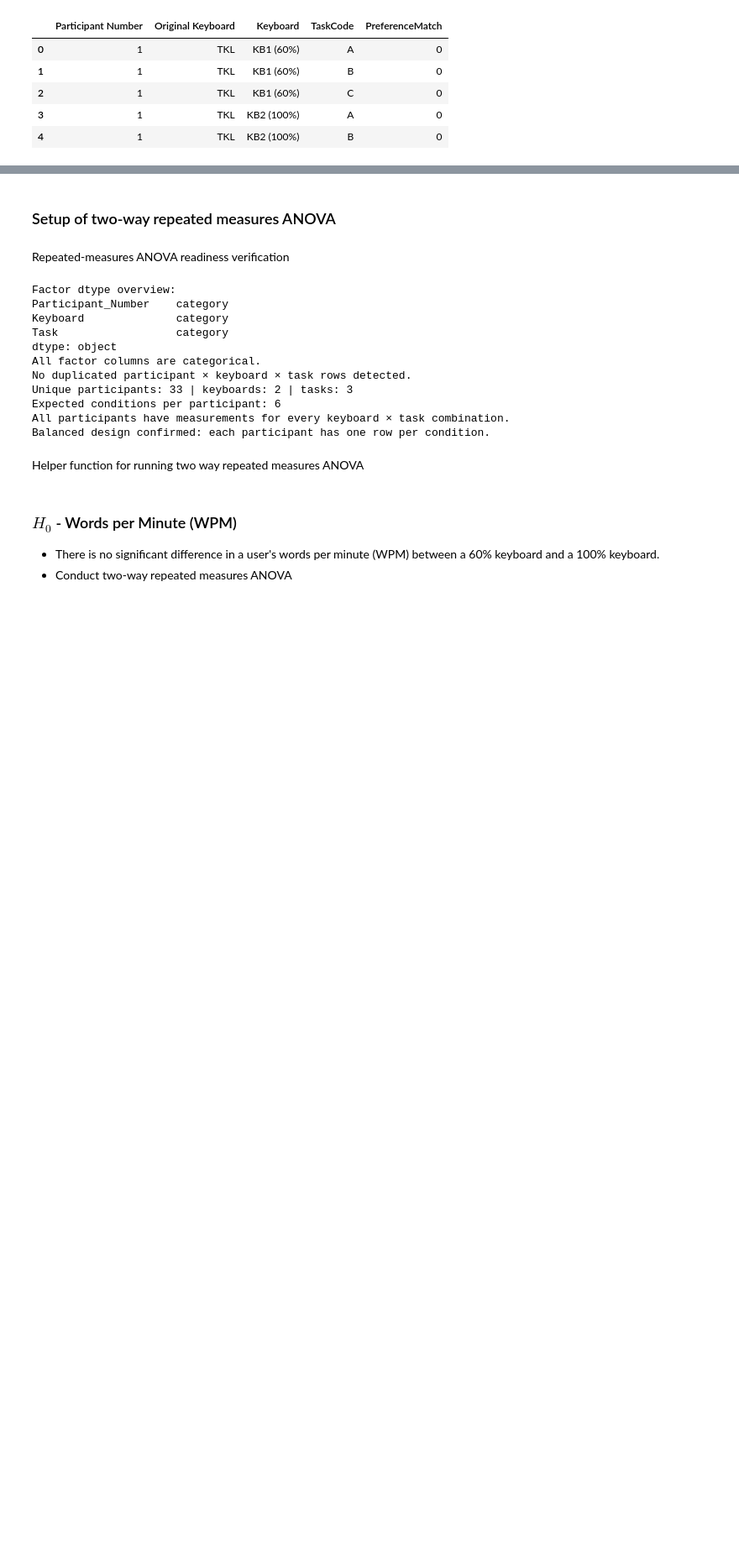
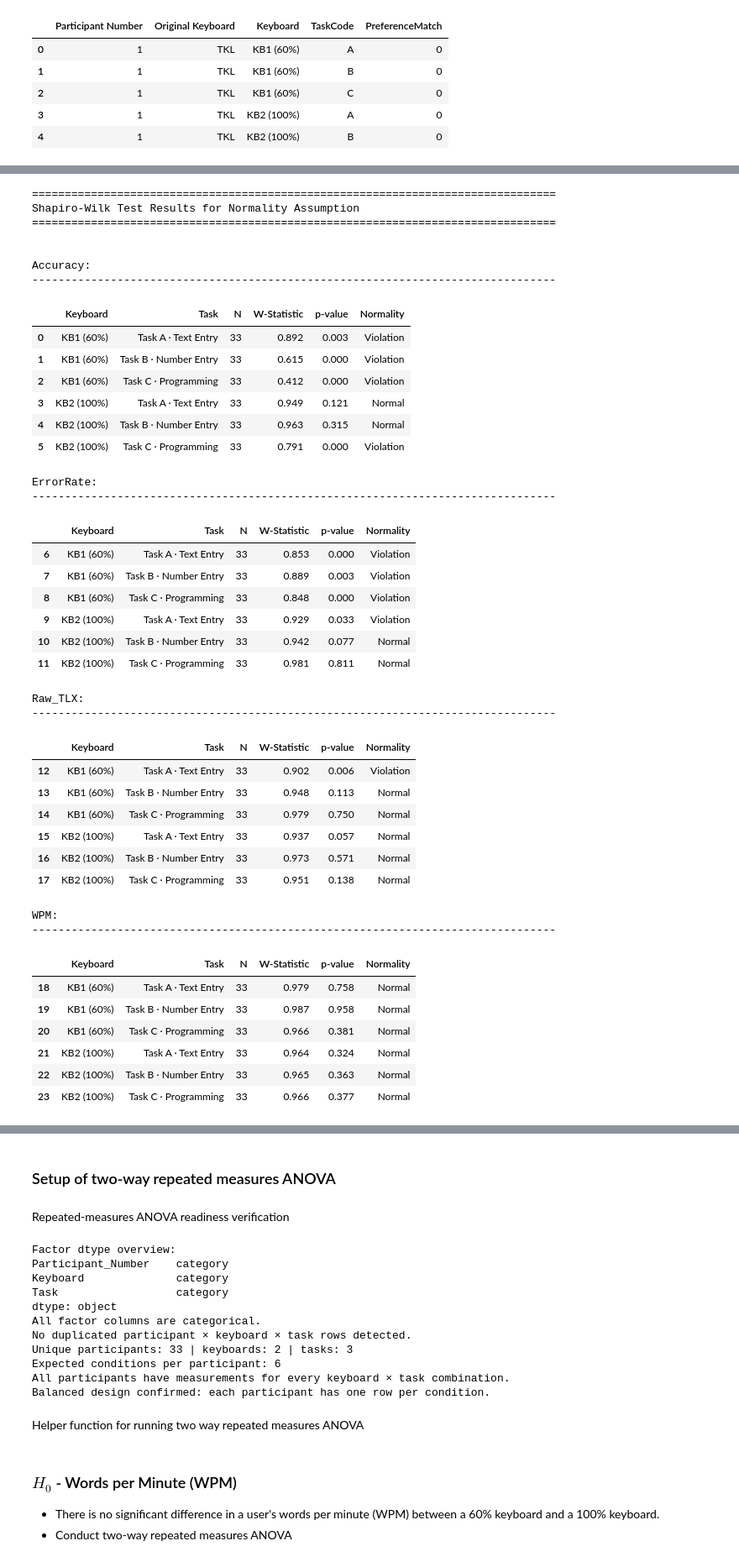
Before and after one commit to chris-asturiano/typing-test, a Jupyter notebook: data_analysis/data_analysis.ipynb, the cells around one changed output, grey strips where cells are left out. Shown at 84% size. Saved outputs shown, nothing was run; the diff lists cells and outputs as text; code cells hidden in the pictures; blank space fills up the shorter version.

```diff
--- a/data_analysis/data_analysis.ipynb
+++ b/data_analysis/data_analysis.ipynb
@@ -700,0 +854,60 @@ preference_verification.head()
+# %%
+# 4. Create consolidated results DataFrame
+normality_df = pd.DataFrame(normality_results)
+
+# Group by Variable for easier reading
+normality_df = normality_df.sort_values(['Variable', 'Keyboard', 'Task']).reset_index(drop=True)
+
+print("=" * 80)
+print("Shapiro-Wilk Test Results for Normality Assumption")
+print("=" * 80)
+print()
+
+# Print grouped by variable
+for var in normality_df['Variable'].unique():
+    var_subset = normality_df[normality_df['Variable'] == var]
+    print(f"\n{var}:")
+    print("-" * 80)
+    display(var_subset[['Keyboard', 'Task', 'N', 'W-Statistic', 'p-value', 'Normality']])
+# %% [output]
+================================================================================
+Shapiro-Wilk Test Results for Normality Assumption
+================================================================================
+
+
+Accuracy:
+--------------------------------------------------------------------------------
+|  | Keyboard | Task | N | W-Statistic | p-value | Normality |
+| 0 | KB1 (60%) | Task A · Text Entry | 33 | 0.892 | 0.003 | Violation |
+| 1 | KB1 (60%) | Task B · Number Entry | 33 | 0.615 | 0.000 | Violation |
+| 2 | KB1 (60%) | Task C · Programming | 33 | 0.412 | 0.000 | Violation |
+| 3 | KB2 (100%) | Task A · Text Entry | 33 | 0.949 | 0.121 | Normal |
+| 4 | KB2 (100%) | Task B · Number Entry | 33 | 0.963 | 0.315 | Normal |
+| 5 | KB2 (100%) | Task C · Programming | 33 | 0.791 | 0.000 | Violation |
+ErrorRate:
+--------------------------------------------------------------------------------
+|  | Keyboard | Task | N | W-Statistic | p-value | Normality |
+| 6 | KB1 (60%) | Task A · Text Entry | 33 | 0.853 | 0.000 | Violation |
+| 7 | KB1 (60%) | Task B · Number Entry | 33 | 0.889 | 0.003 | Violation |
+| 8 | KB1 (60%) | Task C · Programming | 33 | 0.848 | 0.000 | Violation |
+| 9 | KB2 (100%) | Task A · Text Entry | 33 | 0.929 | 0.033 | Violation |
+| 10 | KB2 (100%) | Task B · Number Entry | 33 | 0.942 | 0.077 | Normal |
+| 11 | KB2 (100%) | Task C · Programming | 33 | 0.981 | 0.811 | Normal |
+Raw_TLX:
+--------------------------------------------------------------------------------
+|  | Keyboard | Task | N | W-Statistic | p-value | Normality |
+| 12 | KB1 (60%) | Task A · Text Entry | 33 | 0.902 | 0.006 | Violation |
+| 13 | KB1 (60%) | Task B · Number Entry | 33 | 0.948 | 0.113 | Normal |
+| 14 | KB1 (60%) | Task C · Programming | 33 | 0.979 | 0.750 | Normal |
+| 15 | KB2 (100%) | Task A · Text Entry | 33 | 0.937 | 0.057 | Normal |
+| 16 | KB2 (100%) | Task B · Number Entry | 33 | 0.973 | 0.571 | Normal |
+| 17 | KB2 (100%) | Task C · Programming | 33 | 0.951 | 0.138 | Normal |
+WPM:
+--------------------------------------------------------------------------------
+|  | Keyboard | Task | N | W-Statistic | p-value | Normality |
+| 18 | KB1 (60%) | Task A · Text Entry | 33 | 0.979 | 0.758 | Normal |
+| 19 | KB1 (60%) | Task B · Number Entry | 33 | 0.987 | 0.958 | Normal |
+| 20 | KB1 (60%) | Task C · Programming | 33 | 0.966 | 0.381 | Normal |
+| 21 | KB2 (100%) | Task A · Text Entry | 33 | 0.964 | 0.324 | Normal |
+| 22 | KB2 (100%) | Task B · Number Entry | 33 | 0.965 | 0.363 | Normal |
+| 23 | KB2 (100%) | Task C · Programming | 33 | 0.966 | 0.377 | Normal |
```
Also changed, not shown: parts of 10 cells of this notebook, 1 other file.
